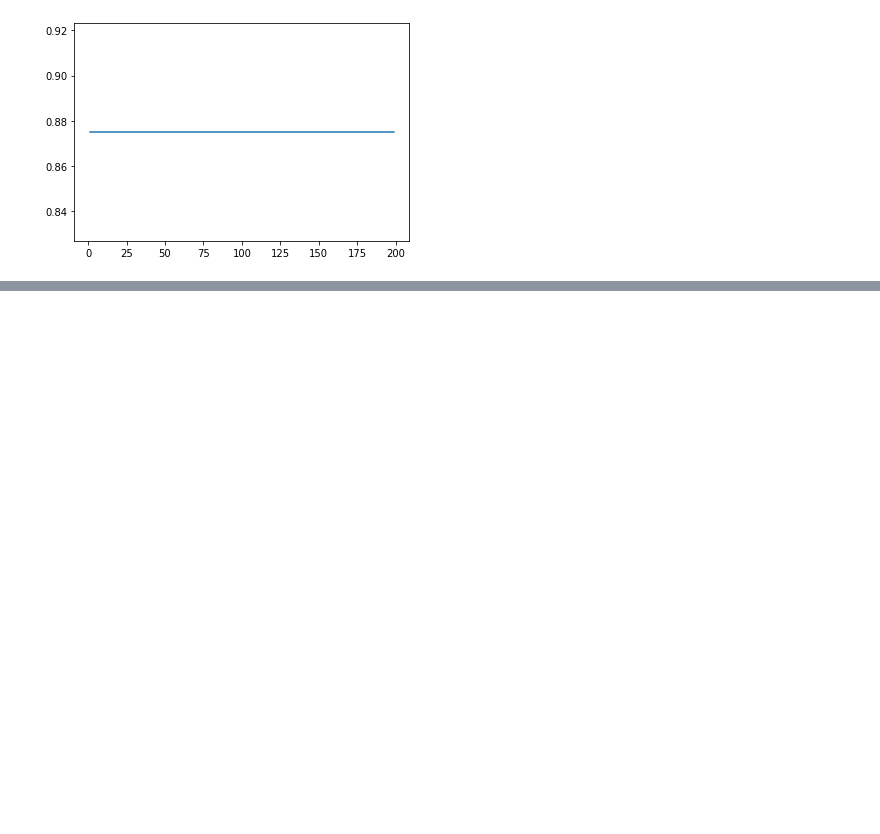
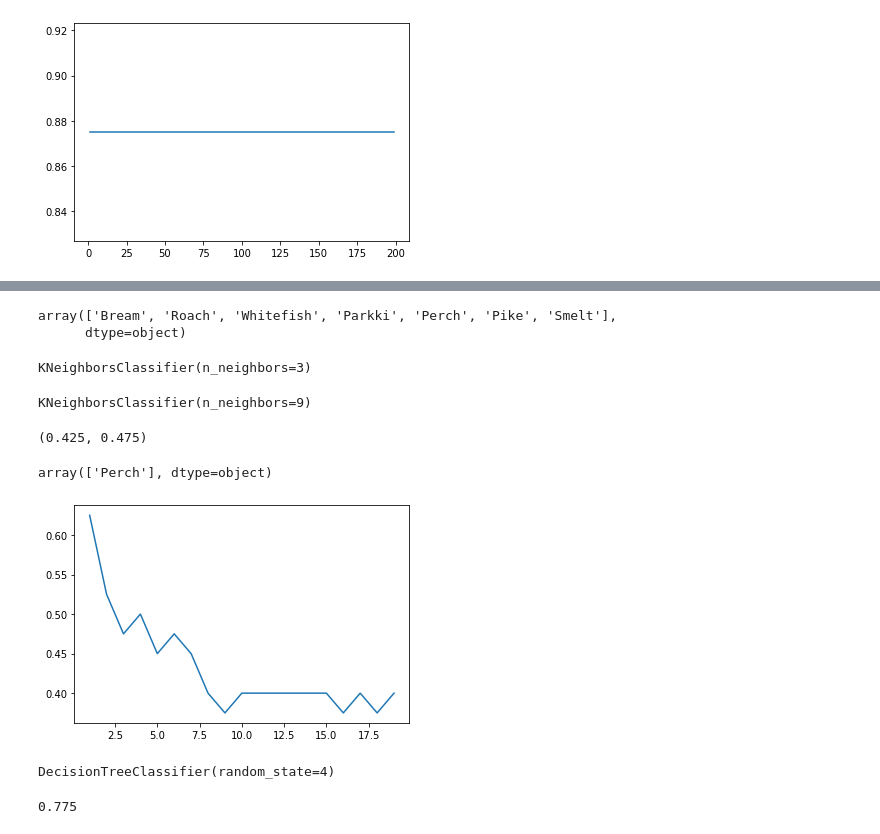
Before and after one commit to eaglehkim/python, a Jupyter notebook: prac3.ipynb, the cells around one changed output, grey strips where cells are left out. Cells and saved outputs as stored; diff of their text form; code cells hidden in the pictures; blank space fills up the shorter version.

```diff
--- a/prac3.ipynb
+++ b/prac3.ipynb
@@ -1330,0 +1356,5 @@ plt.plot(test1,test2)
+# %%
+pd.unique(fish['Species'])
+# %% [output]
+array(['Bream', 'Roach', 'Whitefish', 'Parkki', 'Perch', 'Pike', 'Smelt'],
+      dtype=object)
@@ -1330,0 +1368,50 @@ plt.plot(test1,test2)
+# %%
+input_feature = np.column_stack((weight,length,diagonal,height,width))
+input_feature
+# %%
+from sklearn.model_selection import train_test_split
+train_input, test_input, train_target, test_target = train_test_split(input_feature, species)
+# %%
+from sklearn.neighbors import KNeighborsClassifier
+kn = KNeighborsClassifier(n_neighbors = 3)
+kn.fit(train_input, train_target)
+# %% [output]
+KNeighborsClassifier(n_neighbors=3)
+# %%
+kn2 = KNeighborsClassifier(n_neighbors = 9)
+kn2.fit(train_input, train_target)
+# %% [output]
+KNeighborsClassifier(n_neighbors=9)
+# %%
+kn.score(test_input, test_target), kn2.score(test_input, test_target)
+# %% [output]
+(0.425, 0.475)
+# %%
+a = np.column_stack((100,150,200,30,15))
+kn.predict([[100,150,200,30,15]])
+# %% [output]
+array(['Perch'], dtype=object)
+# %%
+test = []
+test1 = []
+
+for i in range(1,20):
+  knx = KNeighborsClassifier(n_neighbors = i)
+  knx.fit(train_input, train_target)
+  test.append(i)
+  test1.append(knx.score(test_input,test_target))
+
+plt.plot(test,test1)
+plt.show()
+# %% [output]
+[figure, added]
+# %%
+from sklearn.tree import DecisionTreeClassifier, plot_tree
+DT = DecisionTreeClassifier(random_state = 4)
+DT.fit(train_input, train_target)
+# %% [output]
+DecisionTreeClassifier(random_state=4)
+# %%
+DT.score(test_input, test_target)
+# %% [output]
+0.775
```
Also changed, not shown: parts of 22 cells of this notebook.
